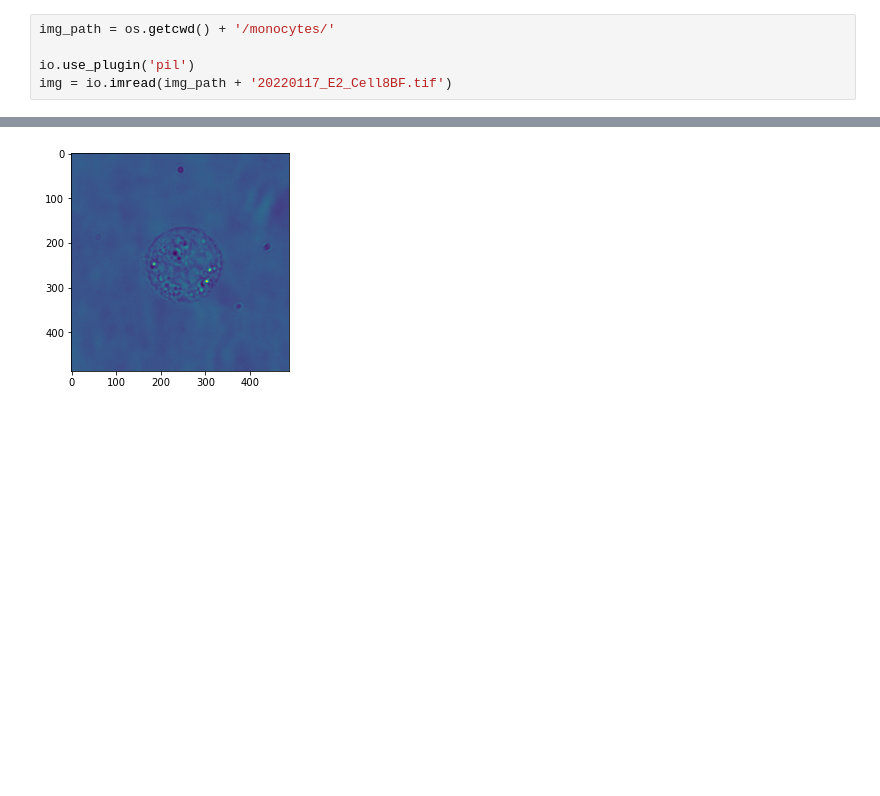
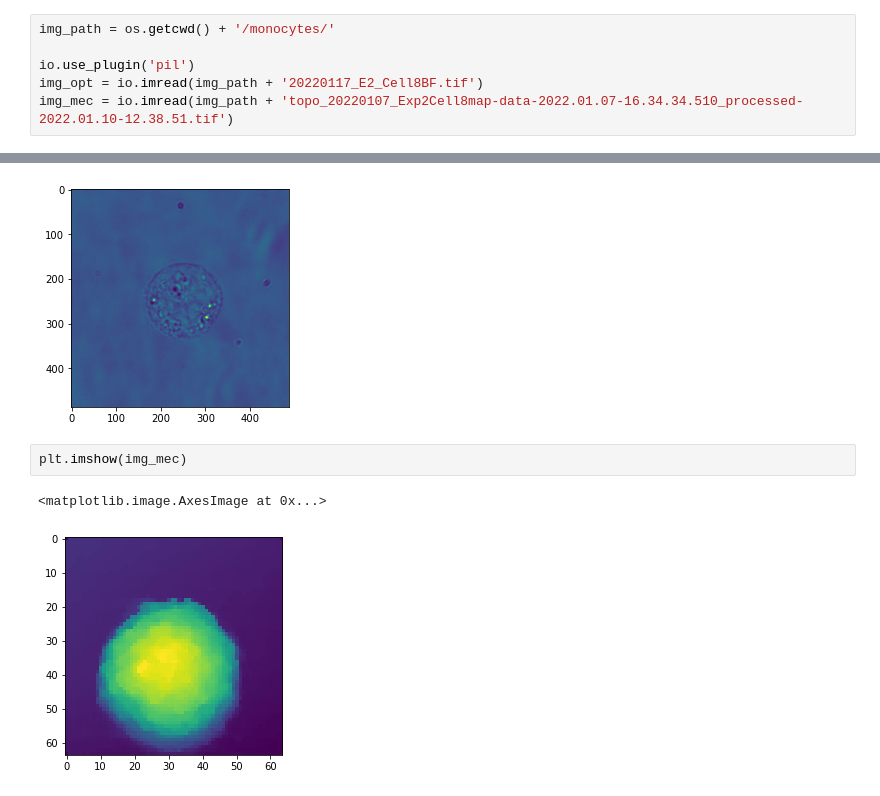
Before and after one commit to CENTURI-Hackathon-2022/project-corima, a Jupyter notebook: jure.ipynb, the cells around one changed output, grey strips where cells are left out. Saved outputs shown, nothing was run; the diff lists cells and outputs as text; blank space fills up the shorter version.

```diff
--- a/jure.ipynb
+++ b/jure.ipynb
@@ -6,4 +6,5 @@ import matplotlib.pyplot as plt
 img_path = os.getcwd() + '/monocytes/'
 
 io.use_plugin('pil')
-img = io.imread(img_path + '20220117_E2_Cell8BF.tif')
+img_opt = io.imread(img_path + '20220117_E2_Cell8BF.tif')
+img_mec = io.imread(img_path + 'topo_20220107_Exp2Cell8map-data-2022.01.07-16.34.34.510_processed-2022.01.10-12.38.51.tif')
@@ -12,3 +18,8 @@ plt.imshow(img)
 # %% [output]
 <matplotlib.image.AxesImage at 0x...>
 [figure]
+# %%
+plt.imshow(img_mec)
+# %% [output]
+<matplotlib.image.AxesImage at 0x...>
+[figure, added]
```
Also changed, not shown: parts of 1 cell of this notebook, 1 other file.
